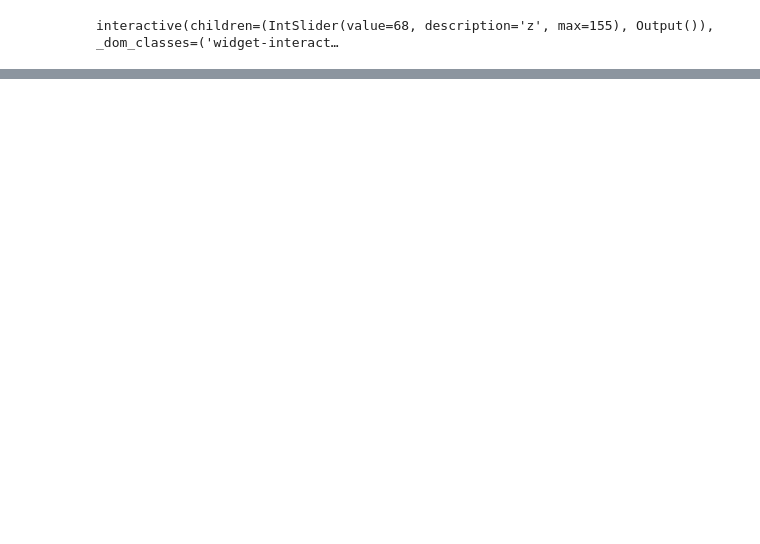
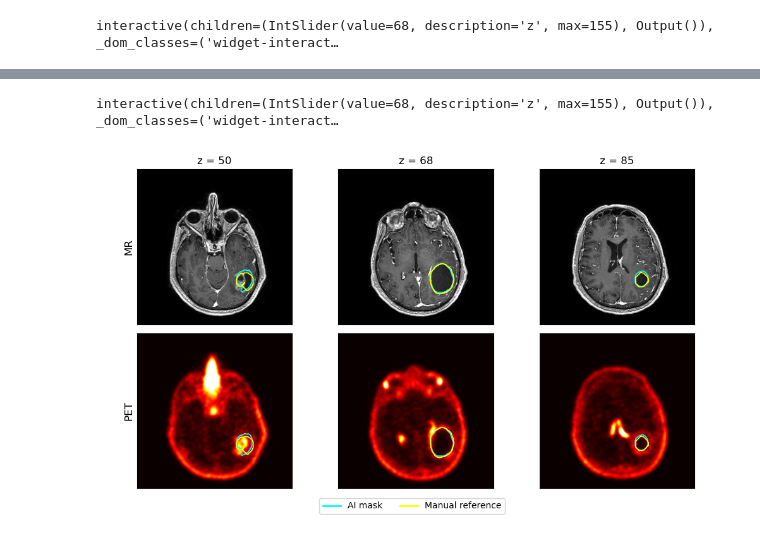
Before and after one commit to EinarLop/UIB_MED_FP, a Jupyter notebook: task3ac.ipynb, the cells around one changed output, grey strips where cells are left out. Cells and saved outputs as stored; diff of their text form; code cells hidden in the pictures; blank space fills up the shorter version.

```diff
--- a/task3ac.ipynb
+++ b/task3ac.ipynb
@@ -330,0 +347,7 @@ interactive(children=(IntSlider(value=68, description='z', max=155), Output()),
+# %%
+manual_mask_itk = itk.imread('data/processed/manual_mask.nii.gz')
+manual_mask = itk.array_from_image(manual_mask_itk).astype(bool)
+
+print('manual_mask shape:', manual_mask.shape)
+print('manual_mask voxels:', int(manual_mask.sum()))
+print('AI mask voxels    :', int(ai_mask.sum()))
@@ -330,0 +400,56 @@ interactive(children=(IntSlider(value=68, description='z', max=155), Output()),
+# %%
+def show(z):
+    fig, axes = plt.subplots(1, 2, figsize=(9, 4))
+    axes[0].imshow(mr_vol[z],  cmap='gray', vmin=0, vmax=mr_vmax)
+    axes[1].imshow(pet_vol[z], cmap='hot',  vmin=0, vmax=pet_vmax)
+    for ax in axes:
+        if ai_mask[z].any():     ax.contour(ai_mask[z],     colors='cyan',   linewidths=1.5)
+        if manual_mask[z].any(): ax.contour(manual_mask[z], colors='yellow', linewidths=1.5)
+        ax.axis('off')
+    axes[0].set_title(f'MR  —  cyan = AI,  yellow = manual  (z={z})')
+    axes[1].set_title(f'PET — cyan = AI,  yellow = manual  (z={z})')
+
+
+    plt.tight_layout()
+    plt.savefig('./results_task3/mask_vs_manual.png', dpi=120, bbox_inches='tight')
+    plt.show()
+
+interact(show, z=IntSlider(min=0, max=nz-1, value=68, step=1, description='z'));
+# %% [output]
+interactive(children=(IntSlider(value=68, description='z', max=155), Output()), _dom_classes=('widget-interact…
+# %%
+mr_arr  = itk.array_from_image(mr_itk)
+pet_arr = itk.array_from_image(pet_last_frame_registered)
+
+mr_vmax  = np.percentile(mr_arr,  99.5)
+pet_vmax = np.percentile(pet_arr, 99.5)
+
+zs = [50, 68, 85]
+
+fig, axes = plt.subplots(2, len(zs), figsize=(10, 6))
+
+for col, z in enumerate(zs):
+    axes[0, col].imshow(mr_arr[z],  cmap='gray', vmin=0, vmax=mr_vmax)
+    axes[1, col].imshow(pet_arr[z], cmap='hot',  vmin=0, vmax=pet_vmax)
+    for row in (0, 1):
+        ax = axes[row, col]
+        if ai_mask[z].any():     ax.contour(ai_mask[z],     colors='cyan',   linewidths=1.2)
+        if manual_mask[z].any(): ax.contour(manual_mask[z], colors='yellow', linewidths=1.2)
+        ax.set_xticks([]); ax.set_yticks([])
+    axes[0, col].set_title(f'z = {z}')
+
+axes[0, 0].set_ylabel('MR',  fontsize=12)
+axes[1, 0].set_ylabel('PET', fontsize=12)
+
+handles = [
+    mlines.Line2D([], [], color='cyan',   lw=2, label='AI mask'),
+    mlines.Line2D([], [], color='yellow', lw=2, label='Manual reference'),
+]
+fig.legend(handles=handles, loc='lower center', ncol=2, bbox_to_anchor=(0.5, 0.02))
+
+plt.tight_layout()
+plt.subplots_adjust(bottom=0.10)
+plt.savefig('./results_task3/mask_vs_manual_static.png', dpi=120, bbox_inches='tight')
+plt.show()
+# %% [output]
+[figure, added]
```
Also changed, not shown: parts of 16 cells of this notebook, 1 other file.
